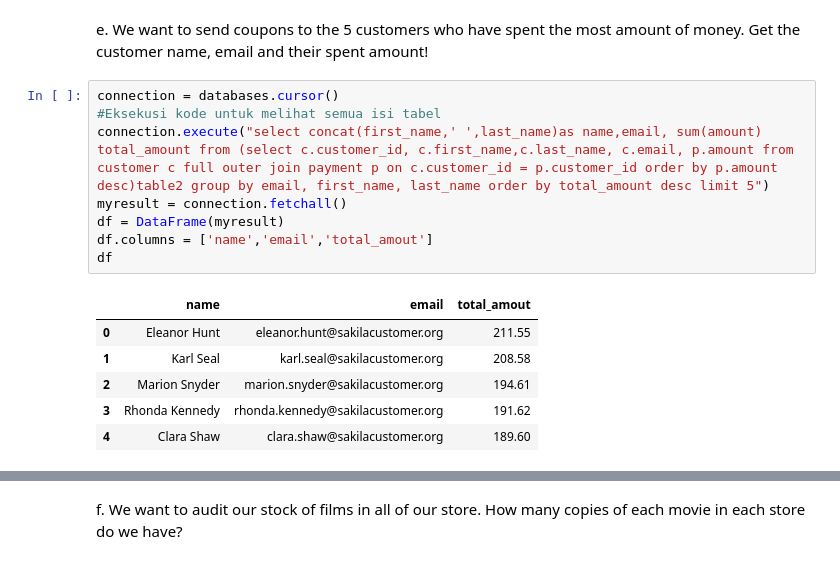
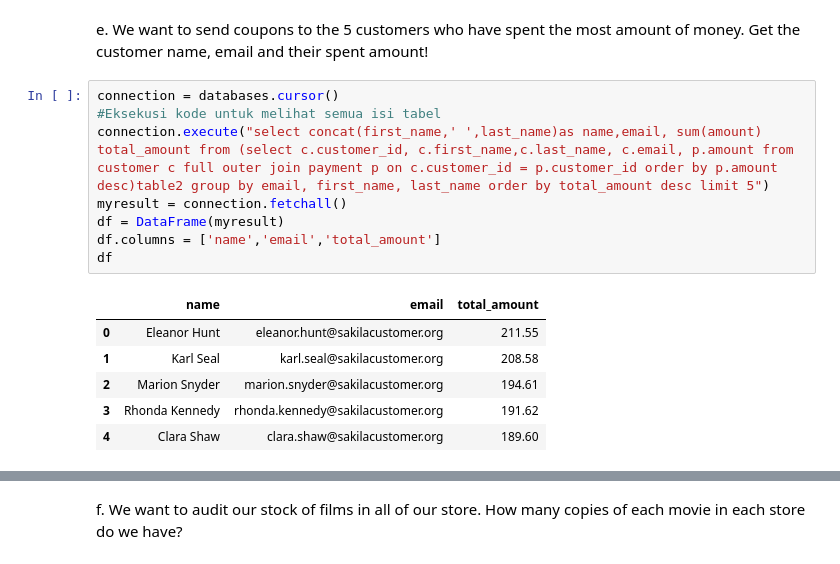
Before and after one commit to ronnyfahrudin/IYKRA-FELLOWSHIP-Data-Science, a Jupyter notebook: Project Coding/Solution SQL project and Python.ipynb, the cells around one changed output, grey strips where cells are left out. Cells and saved outputs as stored; diff of their text form.

```diff
--- a/Project Coding/Solution SQL project and Python.ipynb
+++ b/Project Coding/Solution SQL project and Python.ipynb
@@ -110,13 +118,13 @@ e. We want to send coupons to the 5 customers who have spent the most amount of
 # %%
 connection = databases.cursor()
 #Eksekusi kode untuk melihat semua isi tabel
 connection.execute("select concat(first_name,' ',last_name)as name,email, sum(amount) total_amount from (select c.customer_id, c.first_name,c.last_name, c.email, p.amount from customer c full outer join payment p on c.customer_id = p.customer_id order by p.amount desc)table2 group by email, first_name, last_name order by total_amount desc limit 5")
 myresult = connection.fetchall()
 df = DataFrame(myresult)
-df.columns = ['name','email','total_amout']
+df.columns = ['name','email','total_amount']
 df
 # %% [output]
-|  | name | email | total_amout |
+|  | name | email | total_amount |
 | 0 | Eleanor Hunt | eleanor.hunt@sakilacustomer.org | 211.55 |
 | 1 | Karl Seal | karl.seal@sakilacustomer.org | 208.58 |
 | 2 | Marion Snyder | marion.snyder@sakilacustomer.org | 194.61 |
```
Also changed, not shown: parts of 3 cells of this notebook.
